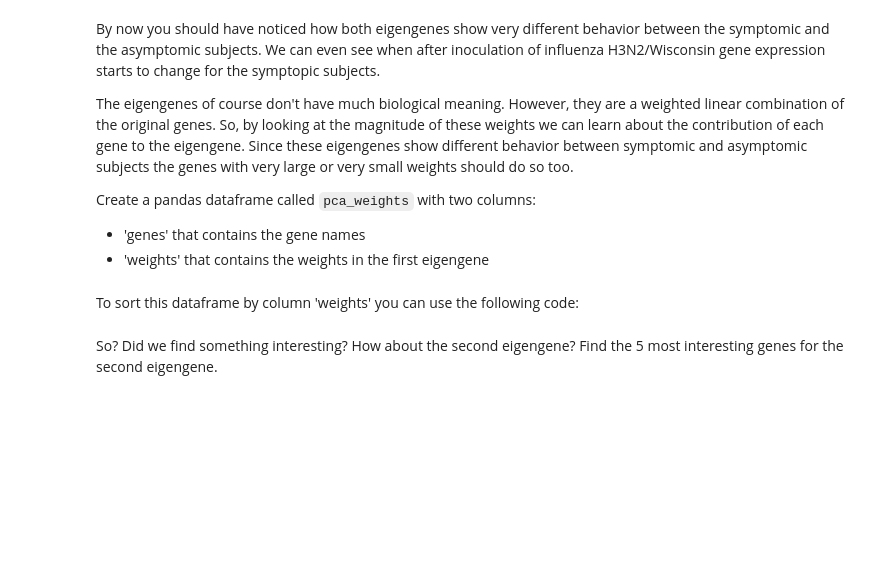
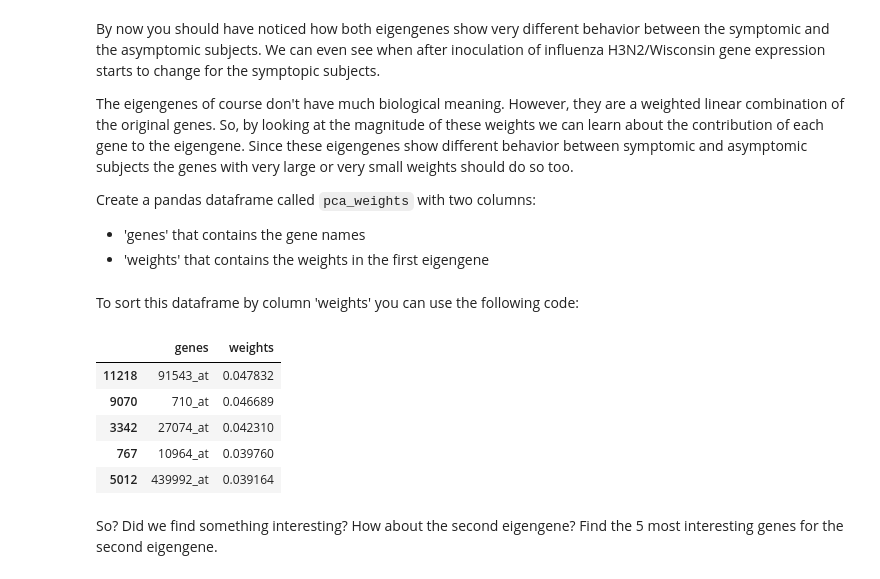
Before and after one commit to mtthsmoore/PRACTUNFINISHED_class_K-means, a Jupyter notebook: practicum/5._Dimensionality_reduction/5._Dimensionality_reduction_solutions.ipynb, the cells around one changed output. Saved outputs shown, nothing was run; the diff lists cells and outputs as text; code cells hidden in the pictures; blank space fills up the shorter version.

```diff
--- a/practicum/5._Dimensionality_reduction/5._Dimensionality_reduction_solutions.ipynb
+++ b/practicum/5._Dimensionality_reduction/5._Dimensionality_reduction_solutions.ipynb
@@ -180,7 +187,14 @@ pca_weights['weights'] = np.abs(pca.components_[0])
 # %% [markdown]
 To sort this dataframe by column 'weights' you can use the following code:
 # %%
-pca_weights.sort('weights',ascending=False).head()
+pca_weights.sort_values(['weights'],ascending=False).head()
+# %% [output]
+|  | genes | weights |
+| 11218 | 91543_at | 0.047832 |
+| 9070 | 710_at | 0.046689 |
+| 3342 | 27074_at | 0.042310 |
+| 767 | 10964_at | 0.039760 |
+| 5012 | 439992_at | 0.039164 |
 # %% [markdown]
 So? Did we find something interesting? How about the second eigengene? Find the 5 most interesting genes for the second eigengene.
 # %%
```
Also changed, not shown: parts of 27 cells of this notebook.
